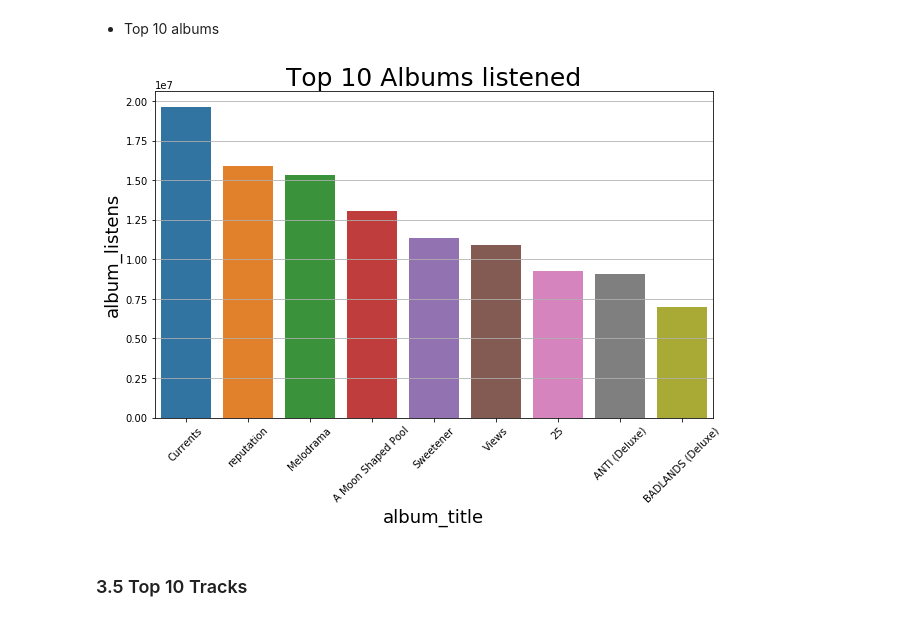
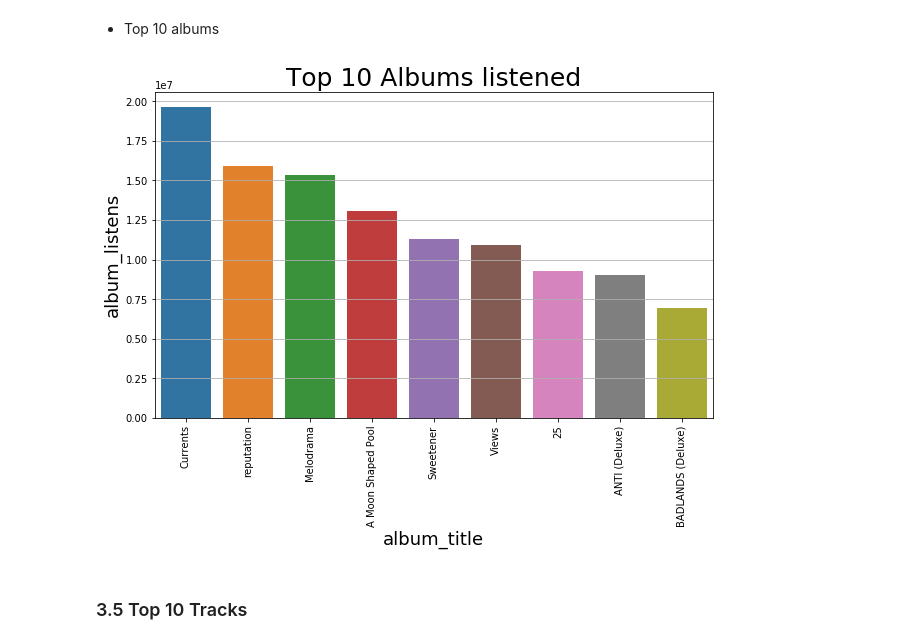
Before and after one commit to AndresMontero/Project, a Jupyter notebook: src/main.ipynb, the cells around one changed output. Cells and saved outputs as stored; diff of their text form; code cells hidden in the pictures.

Commit message:
fix typos_xsacle plots

```diff
--- a/src/main.ipynb
+++ b/src/main.ipynb
@@ -365,20 +365,20 @@ We can observe that the top country producing tracks is the US, with a substanci
 # %%
 # albums_df=album_filtered.copy()
 # albums_top10=albums_df.sort_values(by=['album_listens'],ascending=False).head(10)
 albums_grouped = albums_df.groupby(albums_df['album_id']) \
                           .first()[['album_title', 'album_listens']]
 albums_top10 = albums_grouped.sort_values(by='album_listens',
                                           ascending=False).head(10)
 
 def album_listen_top10():
     plt.grid()
     sns.barplot(x='album_title', y='album_listens',
                 data=albums_top10)
-    plt.xticks(rotation=45)
+    plt.xticks(rotation=90)
 
 std_plot(album_listen_top10, title='Top 10 Albums listened')
 # %% [output]
-[figure, old version]
+[figure, new version]
 # %% [markdown]
 ###  3.5 Top 10 Tracks
 # %% [markdown]
```
Also changed, not shown: parts of 6 cells of this notebook, 9 other files.
